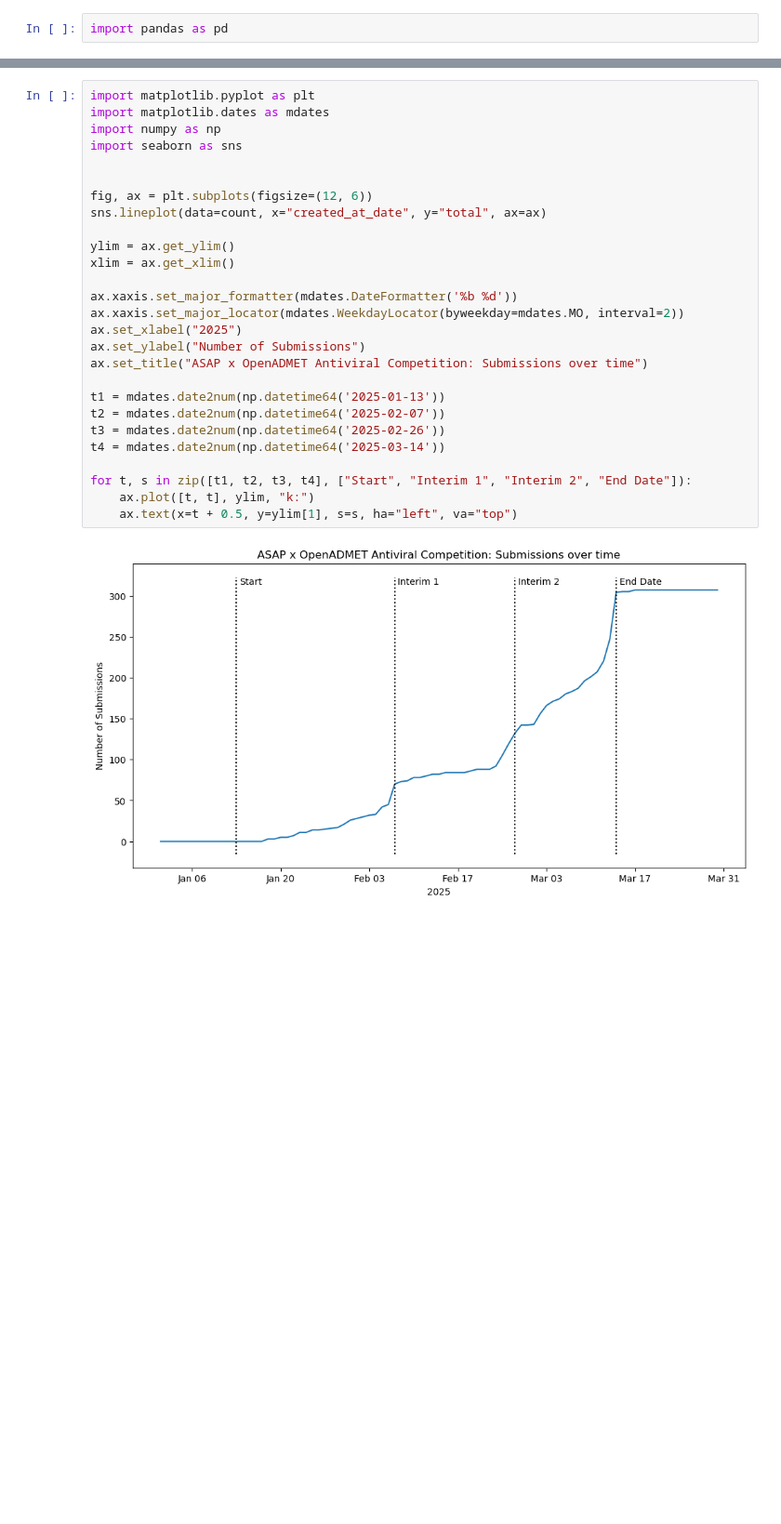
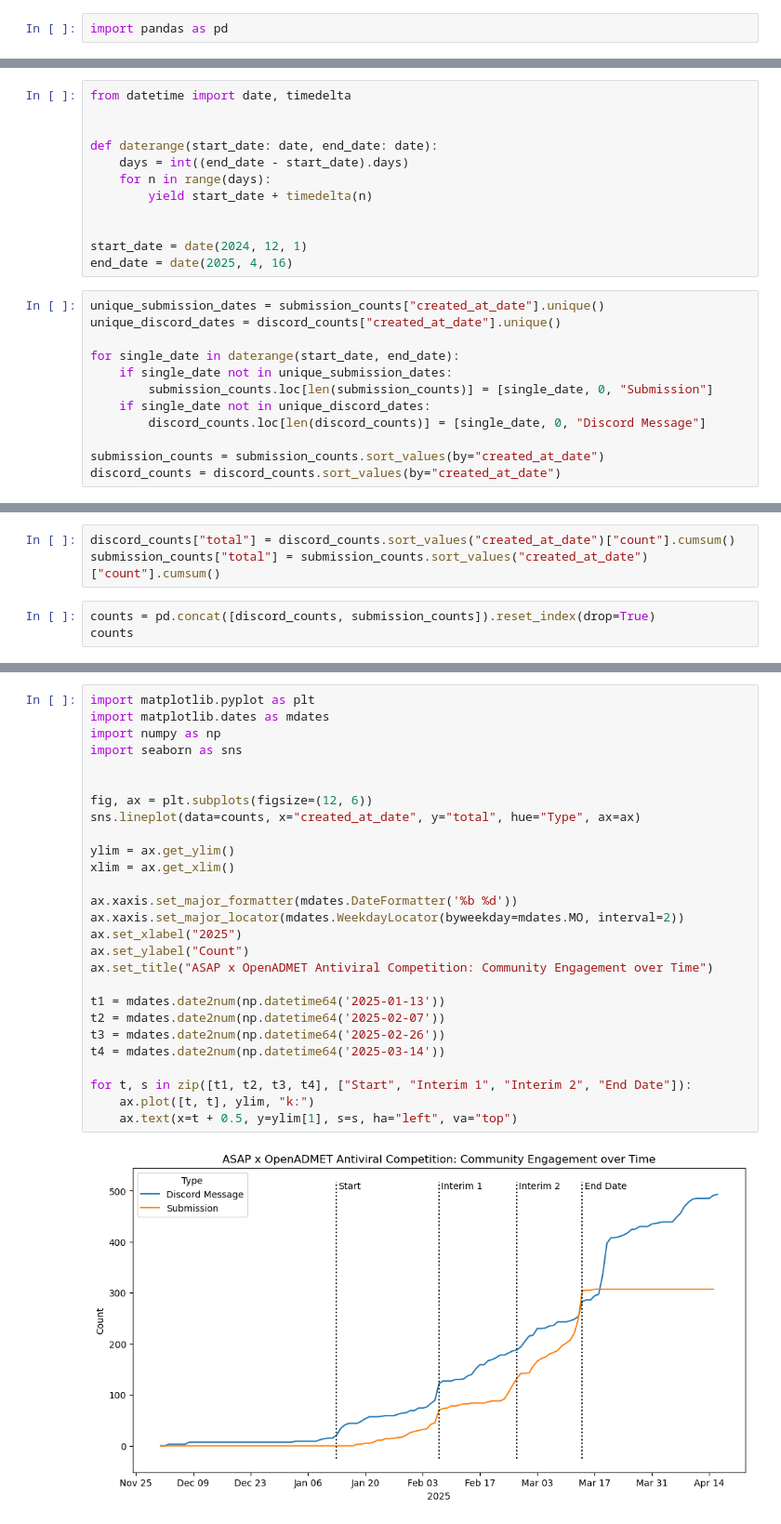
Before and after one commit to asapdiscovery/asap-polaris-blind-challenge-examples, a Jupyter notebook: paper/notebooks/01. Community Engagement.ipynb, the cells around one changed output, grey strips where cells are left out. Shown: that part at 93% size. Saved outputs shown, nothing was run; the diff lists cells and outputs as text; blank space fills up the shorter version.

Commit message:
Added Discord stats to Community Engagement

```diff
--- a/paper/notebooks/01. Community Engagement.ipynb
+++ b/paper/notebooks/01. Community Engagement.ipynb
@@ -69,0 +59,24 @@ count["total"] = count.sort_values("created_at_date")["count"].cumsum()
+# %%
+from datetime import date, timedelta
+
+
+def daterange(start_date: date, end_date: date):
+    days = int((end_date - start_date).days)
+    for n in range(days):
+        yield start_date + timedelta(n)
+
+
+start_date = date(2024, 12, 1)
+end_date = date(2025, 4, 16)
+# %%
+unique_submission_dates = submission_counts["created_at_date"].unique()
+unique_discord_dates = discord_counts["created_at_date"].unique()
+
+for single_date in daterange(start_date, end_date):
+    if single_date not in unique_submission_dates:
+        submission_counts.loc[len(submission_counts)] = [single_date, 0, "Submission"]
+    if single_date not in unique_discord_dates:
+        discord_counts.loc[len(discord_counts)] = [single_date, 0, "Discord Message"]
+
+submission_counts = submission_counts.sort_values(by="created_at_date")
+discord_counts = discord_counts.sort_values(by="created_at_date")
@@ -69,0 +101,6 @@ count["total"] = count.sort_values("created_at_date")["count"].cumsum()
+# %%
+discord_counts["total"] = discord_counts.sort_values("created_at_date")["count"].cumsum()
+submission_counts["total"] = submission_counts.sort_values("created_at_date")["count"].cumsum()
+# %%
+counts = pd.concat([discord_counts, submission_counts]).reset_index(drop=True)
+counts
@@ -70,29 +121,29 @@ count["total"] = count.sort_values("created_at_date")["count"].cumsum()
 # %%
 import matplotlib.pyplot as plt
 import matplotlib.dates as mdates
 import numpy as np
 import seaborn as sns
 
 
 fig, ax = plt.subplots(figsize=(12, 6))
-sns.lineplot(data=count, x="created_at_date", y="total", ax=ax)
+sns.lineplot(data=counts, x="created_at_date", y="total", hue="Type", ax=ax)
 
 ylim = ax.get_ylim()
 xlim = ax.get_xlim()
 
 ax.xaxis.set_major_formatter(mdates.DateFormatter('%b %d'))
 ax.xaxis.set_major_locator(mdates.WeekdayLocator(byweekday=mdates.MO, interval=2))
 ax.set_xlabel("2025")
-ax.set_ylabel("Number of Submissions")
-ax.set_title("ASAP x OpenADMET Antiviral Competition: Submissions over time")
+ax.set_ylabel("Count")
+ax.set_title("ASAP x OpenADMET Antiviral Competition: Community Engagement over Time")
 
 t1 = mdates.date2num(np.datetime64('2025-01-13'))
 t2 = mdates.date2num(np.datetime64('2025-02-07'))
 t3 = mdates.date2num(np.datetime64('2025-02-26'))
 t4 = mdates.date2num(np.datetime64('2025-03-14'))
 
 for t, s in zip([t1, t2, t3, t4], ["Start", "Interim 1", "Interim 2", "End Date"]):
     ax.plot([t, t], ylim, "k:")
     ax.text(x=t + 0.5, y=ylim[1], s=s, ha="left", va="top")
 # %% [output]
-[figure, old version]
+[figure, new version]
```
Also changed, not shown: parts of 10 cells of this notebook, 4 other files.
